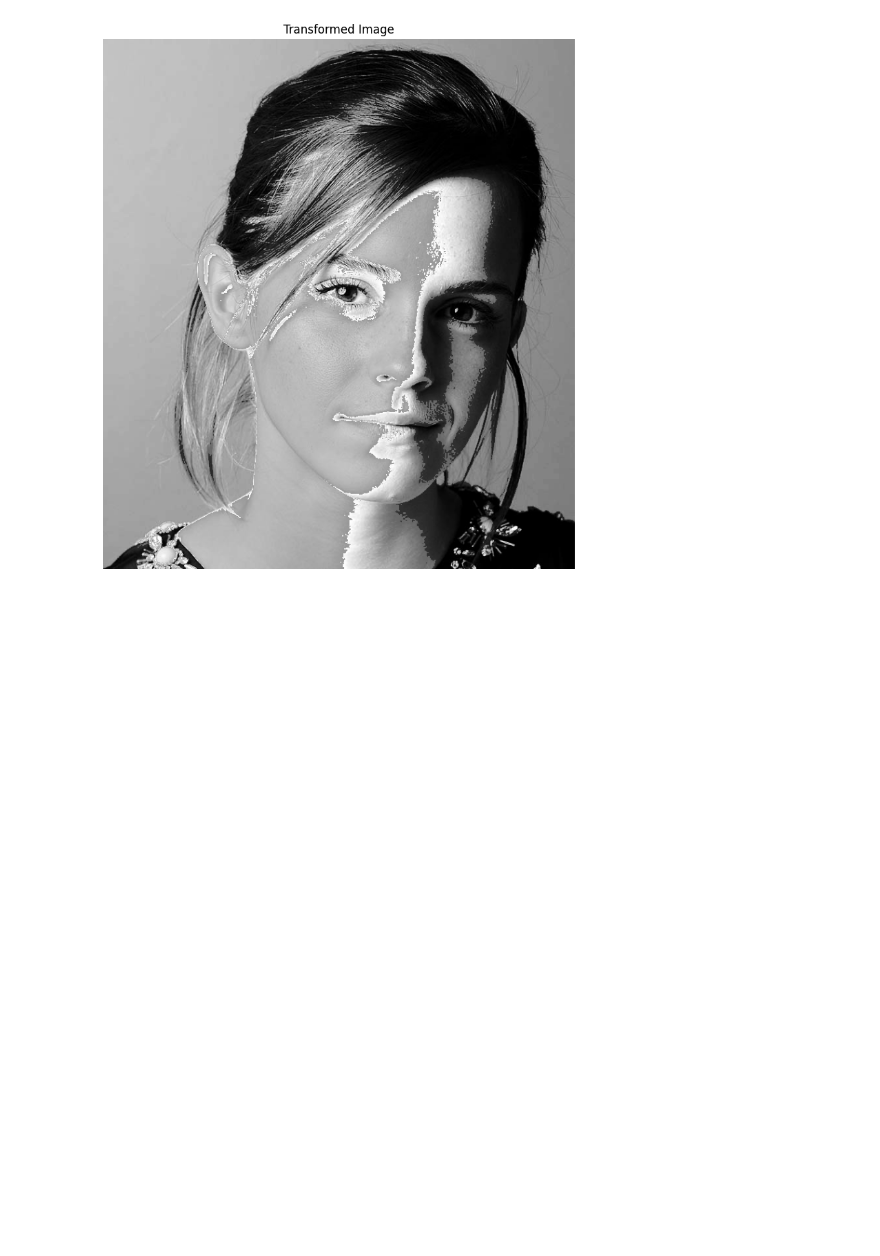
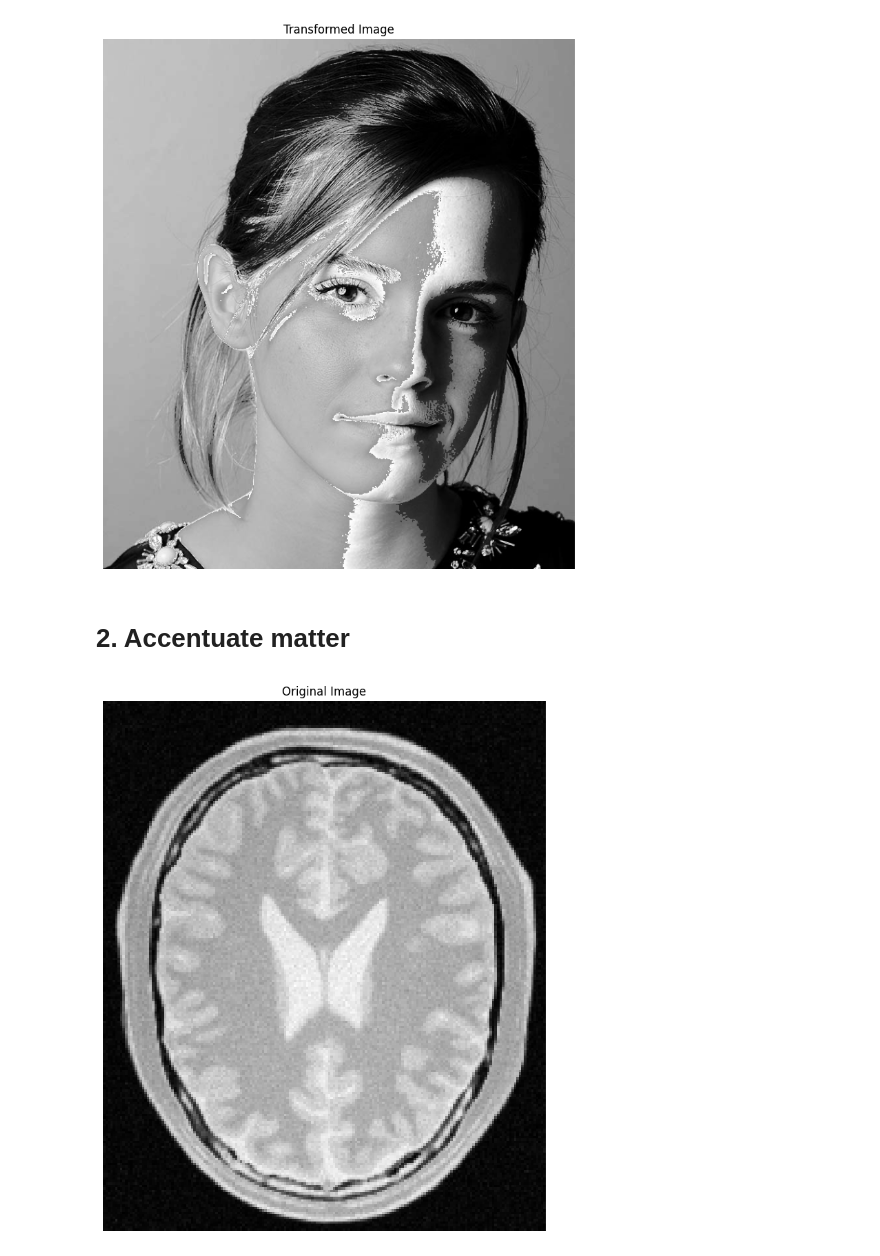
Before and after one commit to M3thsara/M3thsara-Image-Processing-and-Machine-Vision, a Jupyter notebook: A01_Intensity_Transformations_and_Neighborhood_Filtering.ipynb, the cells around one changed output. Saved outputs shown, nothing was run; the diff lists cells and outputs as text; code cells hidden in the pictures; blank space fills up the shorter version.

```diff
--- a/A01_Intensity_Transformations_and_Neighborhood_Filtering.ipynb
+++ b/A01_Intensity_Transformations_and_Neighborhood_Filtering.ipynb
@@ -56,3 +56,16 @@ ax.axis('off')
 plt.show()
 # %% [output]
 [figure]
+# %% [markdown]
+# **2. Accentuate matter**
+# %%
+image2 = cv.imread('/content/drive/MyDrive/Images - EN3160 IPMV/a1images/brain_proton_density_slice.png',cv.IMREAD_GRAYSCALE)
+assert image2 is not None
+
+fig, ax = plt.subplots(figsize=(10, 10))
+plt.title('Original Image')
+plt.imshow(image2, cmap='gray')
+plt.axis('off')
+plt.show()
+# %% [output]
+[figure, added]
```
Also changed, not shown: parts of 4 cells of this notebook.
